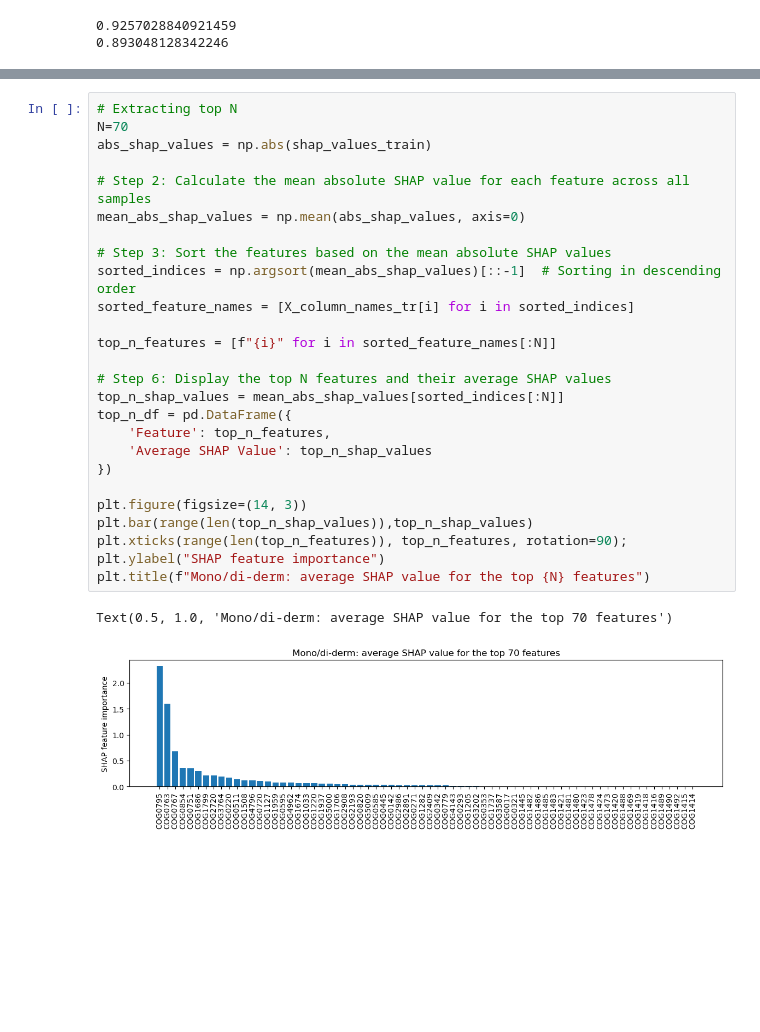
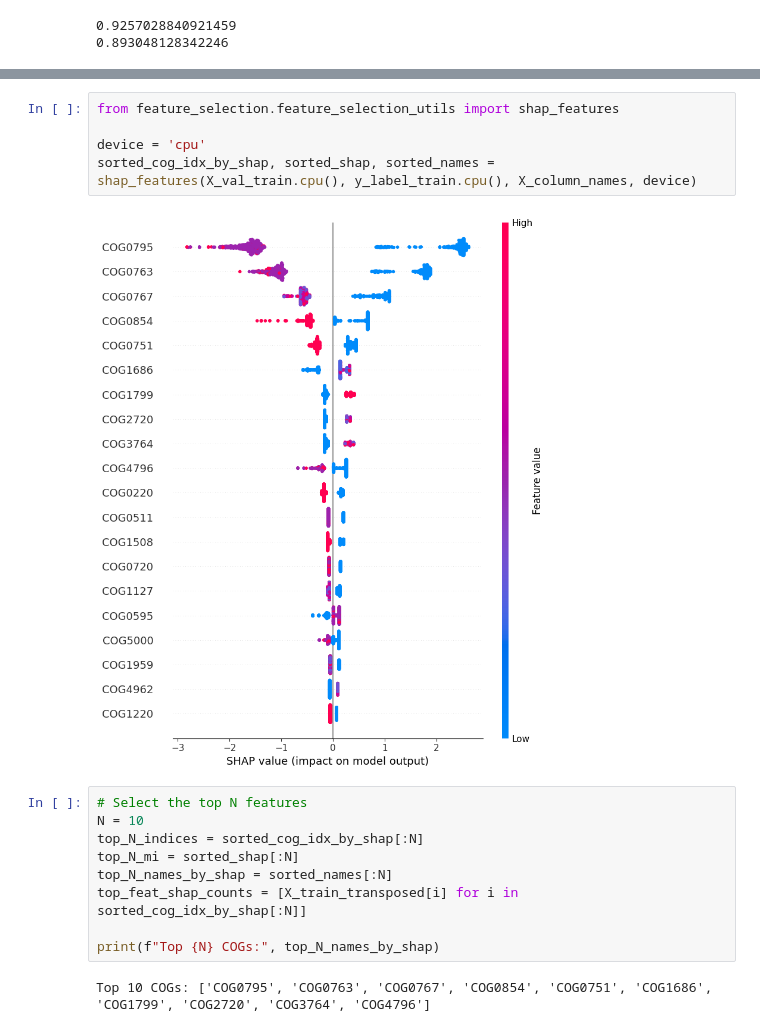
Before and after one commit to oist/gene-context, a Jupyter notebook: jupyter_notebooks/didermy_data.ipynb, the cells around one changed output, grey strips where cells are left out. Drawn from its saved outputs; the diff is of its cells as text; blank space fills up the shorter version.

```diff
--- a/jupyter_notebooks/didermy_data.ipynb
+++ b/jupyter_notebooks/didermy_data.ipynb
@@ -310,29 +325,18 @@ average_shaps_df = pd.DataFrame(average_shaps, columns=["Average SHAP Value"], i
-# %%
-# Extracting top N
-N=70
-abs_shap_values = np.abs(shap_values_train)
-
-# Step 2: Calculate the mean absolute SHAP value for each feature across all samples
-mean_abs_shap_values = np.mean(abs_shap_values, axis=0)
-
-# Step 3: Sort the features based on the mean absolute SHAP values
-sorted_indices = np.argsort(mean_abs_shap_values)[::-1]  # Sorting in descending order
-sorted_feature_names = [X_column_names_tr[i] for i in sorted_indices]
-
-top_n_features = [f"{i}" for i in sorted_feature_names[:N]]
-
-# Step 6: Display the top N features and their average SHAP values
-top_n_shap_values = mean_abs_shap_values[sorted_indices[:N]]
-top_n_df = pd.DataFrame({
-    'Feature': top_n_features,
-    'Average SHAP Value': top_n_shap_values
-})
-
-plt.figure(figsize=(14, 3))
-plt.bar(range(len(top_n_shap_values)),top_n_shap_values)
-plt.xticks(range(len(top_n_features)), top_n_features, rotation=90);
-plt.ylabel("SHAP feature importance")
-plt.title(f"Mono/di-derm: average SHAP value for the top {N} features")
-# %% [output]
-Text(0.5, 1.0, 'Mono/di-derm: average SHAP value for the top 70 features')
-[figure, removed]
+# %%
+from feature_selection.feature_selection_utils import shap_features
+
+device = 'cpu'
+sorted_cog_idx_by_shap, sorted_shap, sorted_names = shap_features(X_val_train.cpu(), y_label_train.cpu(), X_column_names, device)
+# %% [output]
+[figure, added]
+# %%
+# Select the top N features
+N = 10
+top_N_indices = sorted_cog_idx_by_shap[:N]
+top_N_mi = sorted_shap[:N]
+top_N_names_by_shap = sorted_names[:N]
+top_feat_shap_counts = [X_train_transposed[i] for i in sorted_cog_idx_by_shap[:N]]
+
+print(f"Top {N} COGs:", top_N_names_by_shap)
+# %% [output]
+Top 10 COGs: ['COG0795', 'COG0763', 'COG0767', 'COG0854', 'COG0751', 'COG1686', 'COG1799', 'COG2720', 'COG3764', 'COG4796']
```
Also changed, not shown: parts of 38 cells of this notebook, 3 other files.
